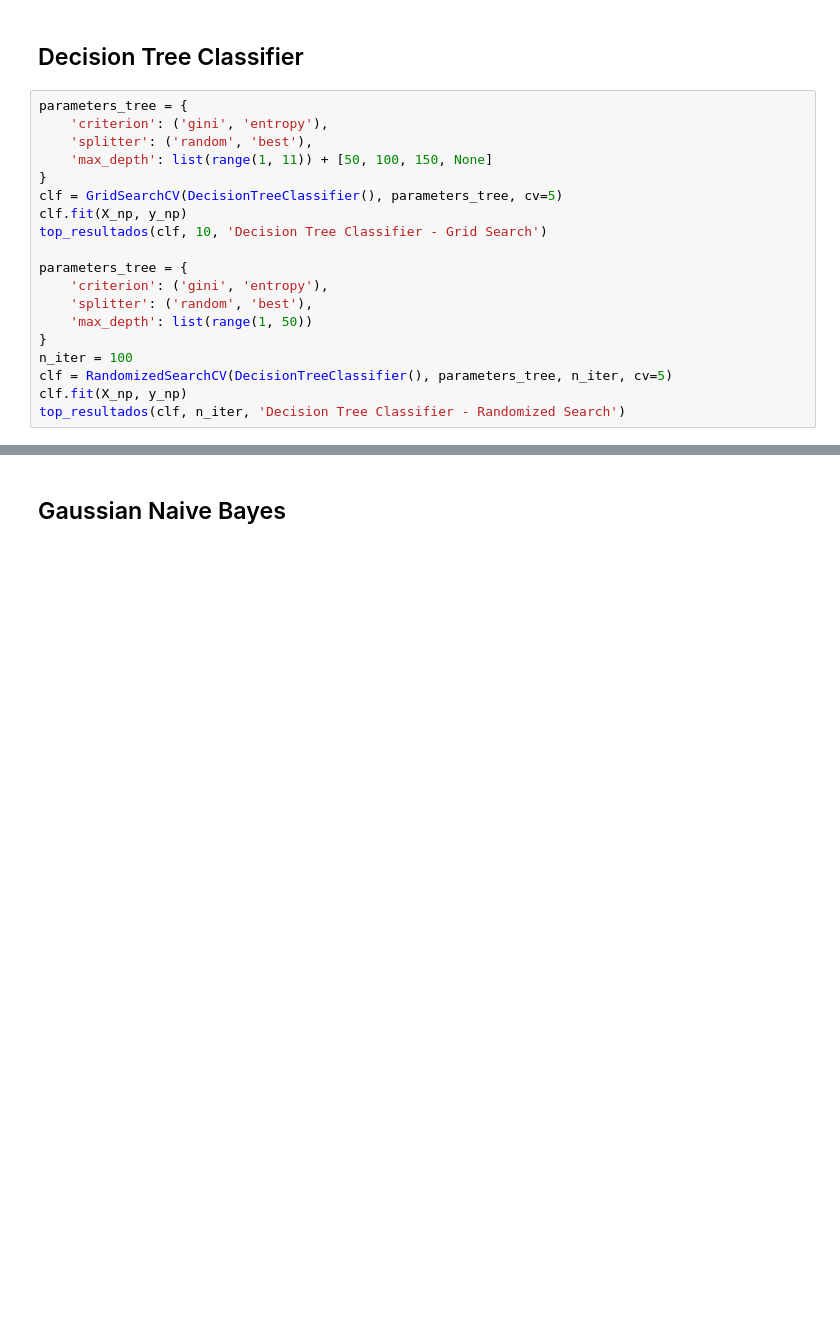
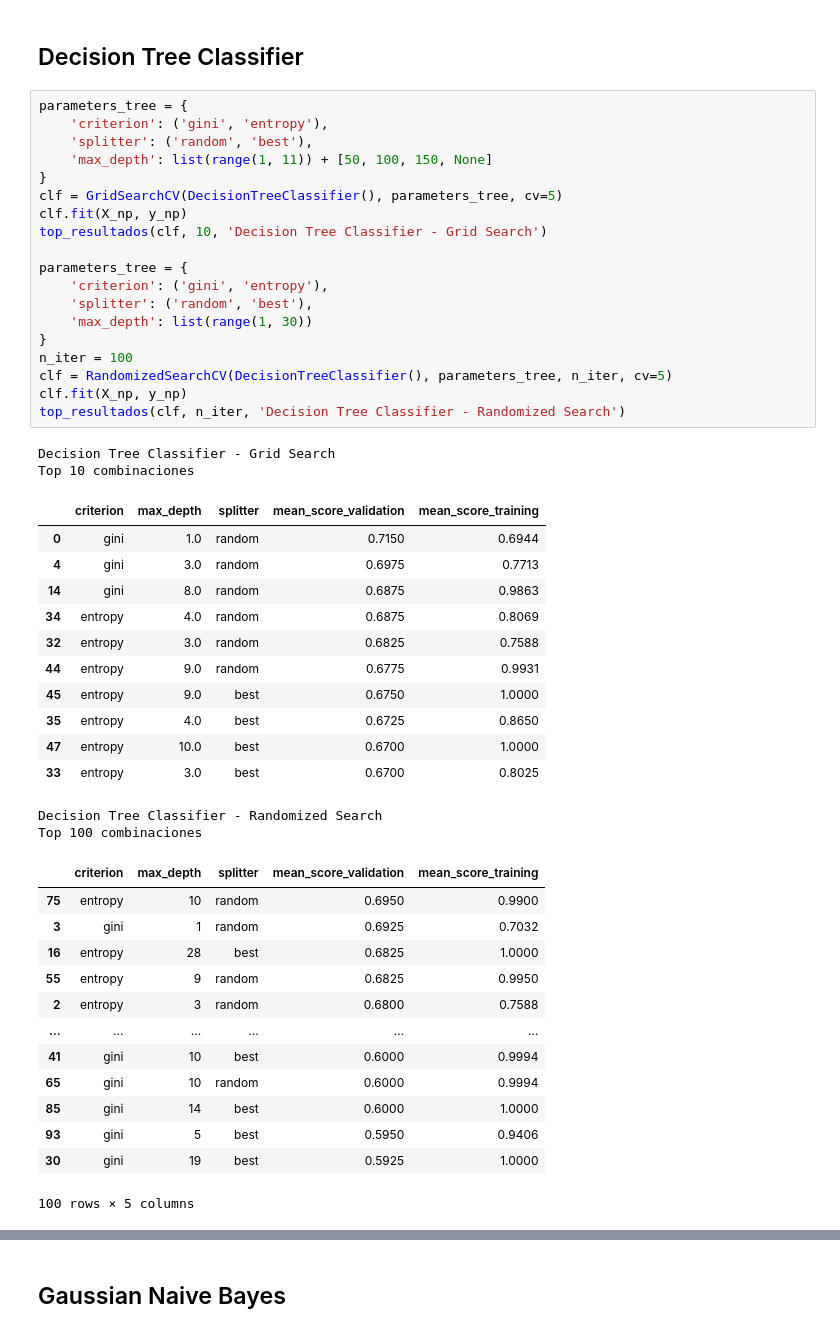
Before and after one commit to marialaraa/aa-notebooks, a Jupyter notebook: TP1/TP1.ipynb, the cells around one changed output, grey strips where cells are left out. Saved outputs shown, nothing was run; the diff lists cells and outputs as text; blank space fills up the shorter version.

```diff
--- a/TP1/TP1.ipynb
+++ b/TP1/TP1.ipynb
@@ -427,20 +469,49 @@ De acuerdo a lo visto en la teórica y a la documentación de sklearn este model
 # %%
 parameters_tree = {
     'criterion': ('gini', 'entropy'),
     'splitter': ('random', 'best'),
     'max_depth': list(range(1, 11)) + [50, 100, 150, None]
 }
 clf = GridSearchCV(DecisionTreeClassifier(), parameters_tree, cv=5)
 clf.fit(X_np, y_np)
 top_resultados(clf, 10, 'Decision Tree Classifier - Grid Search')
 
 parameters_tree = {
     'criterion': ('gini', 'entropy'),
     'splitter': ('random', 'best'),
-    'max_depth': list(range(1, 50))
+    'max_depth': list(range(1, 30))
 }
 n_iter = 100
 clf = RandomizedSearchCV(DecisionTreeClassifier(), parameters_tree, n_iter, cv=5)
 clf.fit(X_np, y_np)
 top_resultados(clf, n_iter, 'Decision Tree Classifier - Randomized Search')
+# %% [output]
+Decision Tree Classifier - Grid Search
+Top 10 combinaciones
+|  | criterion | max_depth | splitter | mean_score_validation | mean_score_training |
+| 0 | gini | 1.0 | random | 0.7150 | 0.6944 |
+| 4 | gini | 3.0 | random | 0.6975 | 0.7713 |
+| 14 | gini | 8.0 | random | 0.6875 | 0.9863 |
+| 34 | entropy | 4.0 | random | 0.6875 | 0.8069 |
+| 32 | entropy | 3.0 | random | 0.6825 | 0.7588 |
+| 44 | entropy | 9.0 | random | 0.6775 | 0.9931 |
+| 45 | entropy | 9.0 | best | 0.6750 | 1.0000 |
+| 35 | entropy | 4.0 | best | 0.6725 | 0.8650 |
+| 47 | entropy | 10.0 | best | 0.6700 | 1.0000 |
+| 33 | entropy | 3.0 | best | 0.6700 | 0.8025 |
+Decision Tree Classifier - Randomized Search
+Top 100 combinaciones
+|  | criterion | max_depth | splitter | mean_score_validation | mean_score_training |
+| 75 | entropy | 10 | random | 0.6950 | 0.9900 |
+| 3 | gini | 1 | random | 0.6925 | 0.7032 |
+| 16 | entropy | 28 | best | 0.6825 | 1.0000 |
+| 55 | entropy | 9 | random | 0.6825 | 0.9950 |
+| 2 | entropy | 3 | random | 0.6800 | 0.7588 |
+| ... | ... | ... | ... | ... | ... |
+| 41 | gini | 10 | best | 0.6000 | 0.9994 |
+| 65 | gini | 10 | random | 0.6000 | 0.9994 |
+| 85 | gini | 14 | best | 0.6000 | 1.0000 |
+| 93 | gini | 5 | best | 0.5950 | 0.9406 |
+| 30 | gini | 19 | best | 0.5925 | 1.0000 |
+100 rows × 5 columns
 # %% [markdown]
```
Also changed, not shown: parts of 22 cells of this notebook, 2 other files.
